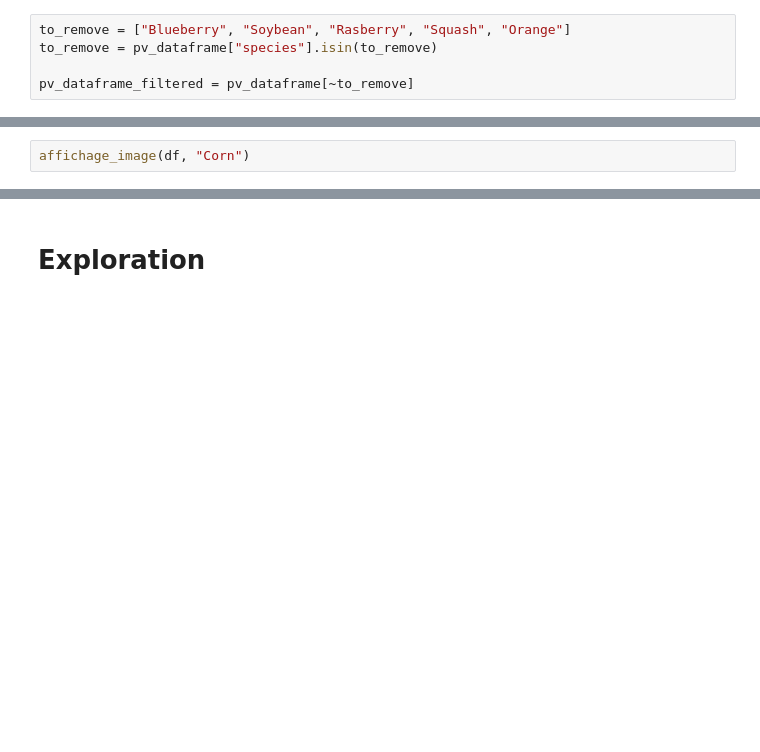
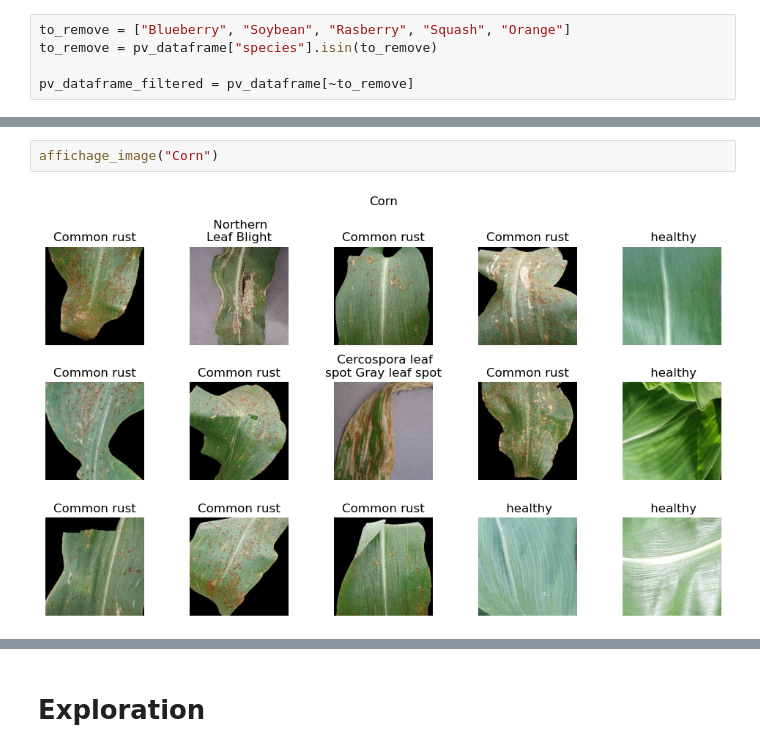
Before and after one commit to jfgagnon00/PlantVillage, a Jupyter notebook: Final Report.ipynb, the cells around one changed output, grey strips where cells are left out. Saved outputs shown, nothing was run; the diff lists cells and outputs as text; blank space fills up the shorter version.

```diff
--- a/Final Report.ipynb
+++ b/Final Report.ipynb
@@ -289,3 +342,5 @@ affichage_image(df, "Apple")
 # %%
-affichage_image(df, "Corn")
+affichage_image("Corn")
+# %% [output]
+[figure, added]
 # %%
```
Also changed, not shown: parts of 37 cells of this notebook.
